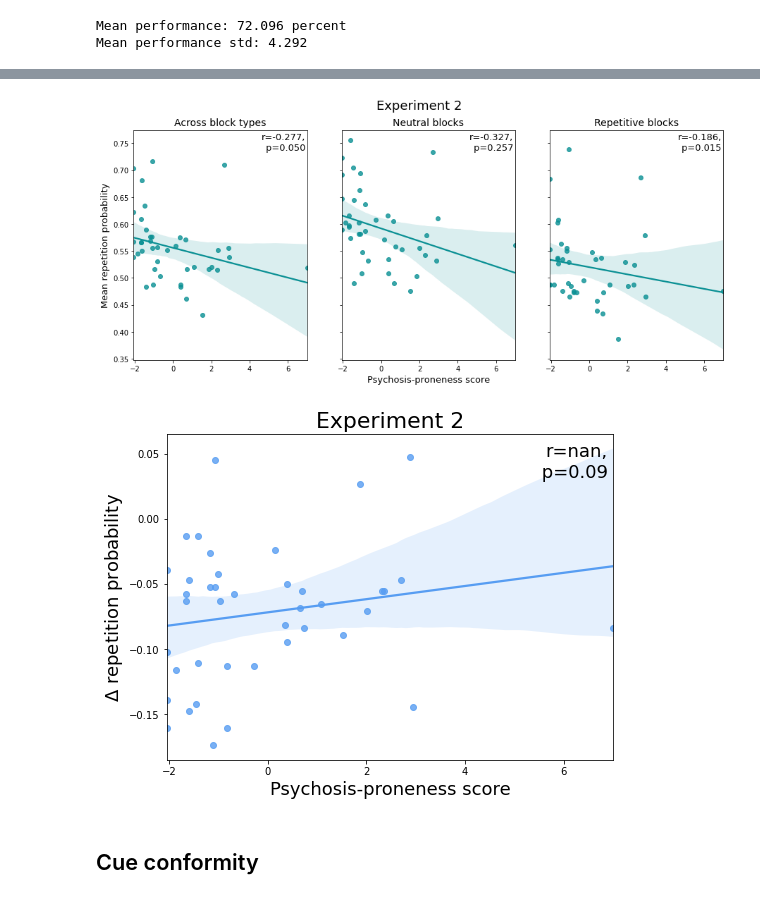
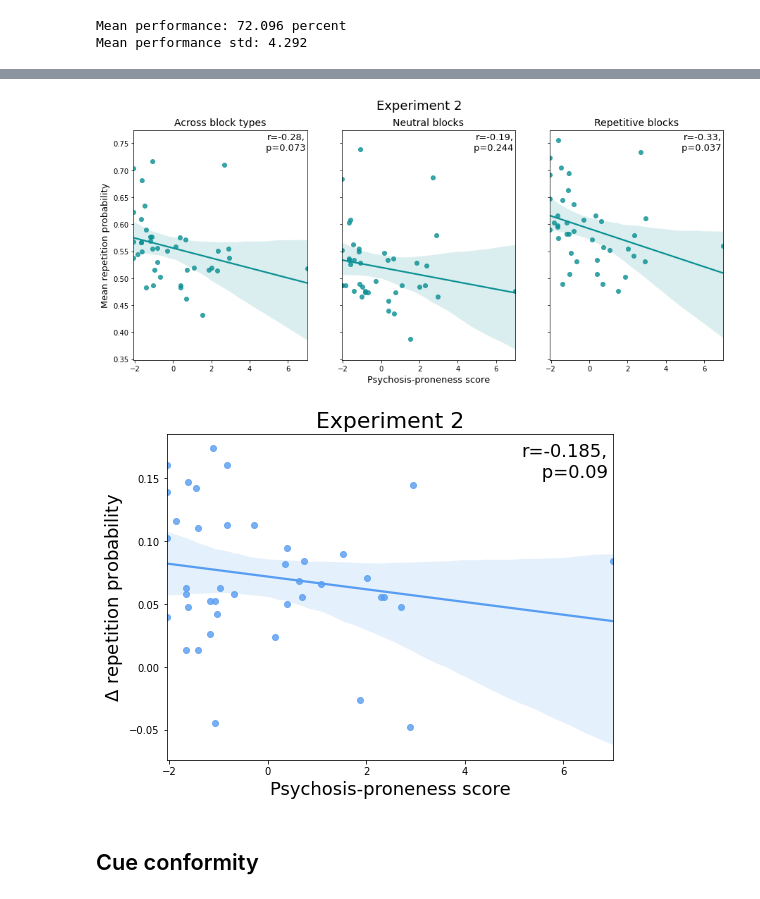
Before and after one commit to EvaRobles95/PythonCourse, a Jupyter notebook: Exp2_visual/pmf_repProb/rep_prob_visual.ipynb, the cells around one changed output, grey strips where cells are left out. Cells and saved outputs as stored; diff of their text form; code cells hidden in the pictures.

```diff
--- a/Exp2_visual/pmf_repProb/rep_prob_visual.ipynb
+++ b/Exp2_visual/pmf_repProb/rep_prob_visual.ipynb
@@ -59,11 +62,11 @@ for sbj_id in subjects:
     rep_mean = df_sbj['repeat'].mean()
     pps = df_sbj['PPS'].mean()
 
-    # get repetition probability in repetitive blocks careful: coding is reversed in Exp. 1
-    rep_rep_mean = df_sbj[df_sbj['block_type']==1]['repeat'].mean()
+    # get repetition probability in repetitive block
+    rep_rep_mean = df_sbj[df_sbj['block_type']==0]['repeat'].mean()
 
     # get repetition probability in neutral blocks
-    rep_neut_mean = df_sbj[df_sbj['block_type']==0]['repeat'].mean()
+    rep_neut_mean = df_sbj[df_sbj['block_type']==1]['repeat'].mean()
 
     # put it in result df
     case = {'sbj_id':sbj_id,'rep_prob':rep_mean,'rep_prob_rep':rep_rep_mean,'rep_prob_neut':rep_neut_mean,'PPS':pps}
@@ -163,14 +169,14 @@ _=plt.suptitle('Experiment 2', fontsize=18)
 # plot overall mean repetition probability and PPS
 _=axs[0].set_title('Across block types',fontsize=14)
 _=sns.regplot(ax=axs[0], x=df_rep['PPS'], y=df_rep['rep_prob'], color='#0A9094')
-_=plt.text(0.99, 0.99, ('r=%.3f,\n p=0.050'%pc_allBlocks['r'].values[0]),
+_=plt.text(0.99, 0.99, ('r=%.2f,\n p=0.073'%pc_allBlocks['r'].values[0]),
            ha='right', va='top', transform=axs[0].transAxes, fontsize=13)
 _=axs[0].set_ylabel('Mean repetition probability', fontsize=13)
 _=axs[0].set_xlabel(None)
 
 # plot neutral mean repetition probability and PPS
 _=axs[1].set_title('Neutral blocks',fontsize=14)
-_=plt.text(0.99, 0.99, ('r=%.3f,\n p=0.257'%pc_neutBlocks['r'].values[0]),
+_=plt.text(0.99, 0.99, ('r=%.2f,\n p=0.244'%pc_neutBlocks['r'].values[0]),
            ha='right', va='top', transform=axs[1].transAxes, fontsize=13)
 _=sns.regplot(ax=axs[1], x=df_rep['PPS'], y=df_rep['rep_prob_neut'], color='#0A9094')
 _=axs[1].set_ylabel(None)
@@ -178,7 +184,7 @@ _=axs[1].set_xlabel('Psychosis-proneness score', fontsize=13)
 
 # plot repetitive repetition probability and PPS
 _=axs[2].set_title('Repetitive blocks',fontsize=14)
-_=plt.text(0.99, 0.99, ('r=%.3f,\n p=0.015'%pc_repBlocks['r'].values[0]),
+_=plt.text(0.99, 0.99, ('r=%.2f,\n p=0.037'%pc_repBlocks['r'].values[0]),
            ha='right', va='top', transform=axs[2].transAxes, fontsize=13)
 _=sns.regplot(ax=axs[2], x=df_rep['PPS'], y=df_rep['rep_prob_rep'], color='#0A9094')
 _=axs[2].set_ylabel(None)
@@ -186,30 +192,30 @@ _=axs[2].set_xlabel(None)
 
 plt.savefig('C:\\Users\\annae\\Dropbox\\PhD\\aud_vis_paper\\svg_files\\rep_prob_exp2.svg')
 # %% [output]
-[figure, old version]
+[figure, new version]
 # %%
 # Create difference plots between blocks and across PPS
 df_rep['rep_prob_diff'] = df_rep['rep_prob_rep'] - df_rep['rep_prob_neut']
 
 corr_pps = np.corrcoef(df_rep['PPS'], df_rep['rep_prob_diff'])
 corr_pps = corr_pps[0][1]
 corr_pps
 
 pc_diffBlocks = pg.partial_corr(data=df_rep, x='PPS', y='rep_prob_diff')
 
 fig, ax = plt.subplots(1,1)
 fig.set_figheight(6)
 fig.set_figwidth(8)
 plt.title('Experiment 2', fontsize=22)
 _=sns.regplot(ax=ax, x=df_rep['PPS'], y=df_rep['rep_prob_diff'], color='#579DF2')
-_=plt.text(-0.87, 0.95, ('r=%.3f,\n p=0.09'%corr_pps),
+_=plt.text(-0.87, 0.95, ('r=%.3f,\n p=0.09'%pc_diffBlocks['r']),
            ha='right', va='top', transform=axs[2].transAxes, fontsize=18)
 _=ax.set_ylabel(r'$\Delta$ repetition probability', fontsize=18)
 _=ax.set_xlabel(r'Psychosis-proneness score', fontsize=18)
 
 plt.savefig('rep_prob_diff_exp2.svg')
 # %% [output]
-[figure, old version]
+[figure, new version]
 # %% [markdown]
 ## Cue conformity
 # %%
```
Also changed, not shown: parts of 9 cells of this notebook.
